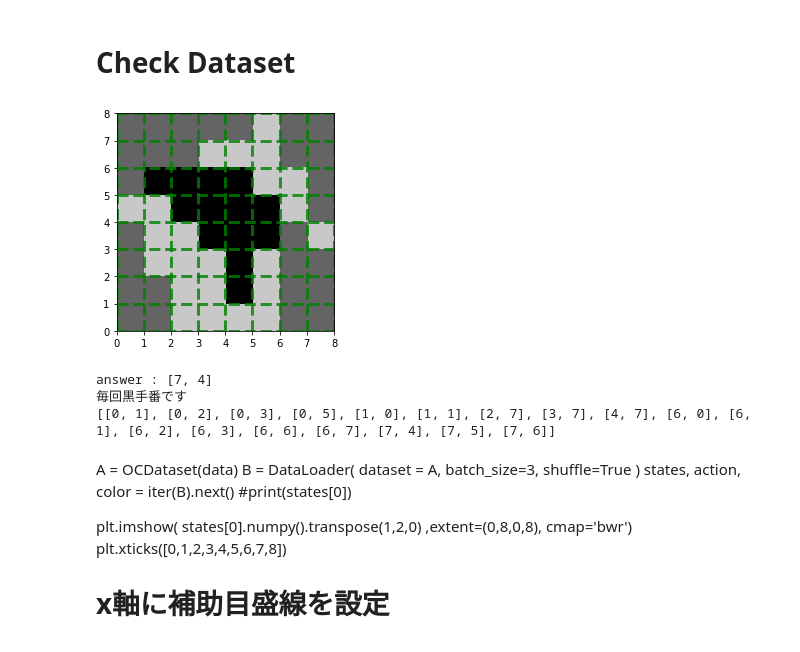
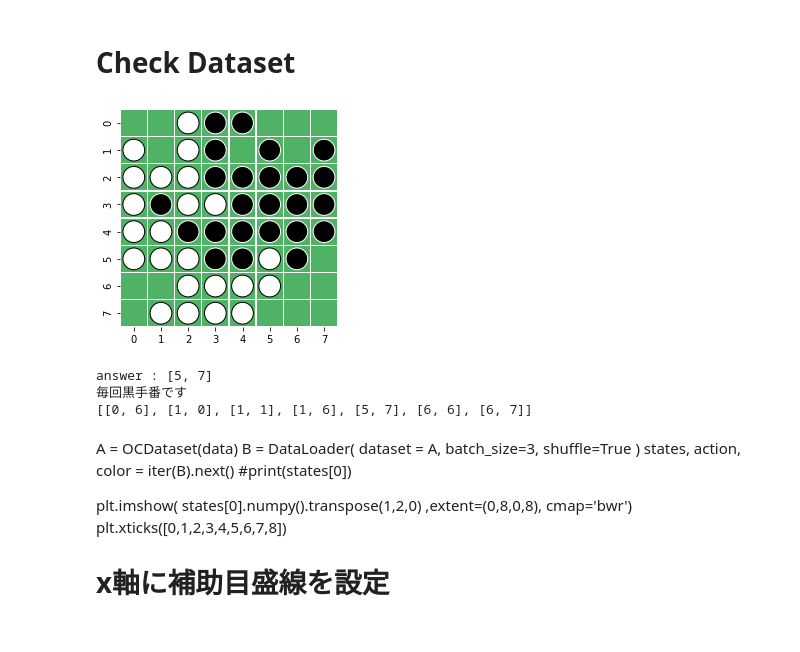
Before and after one commit to goya5858/OSERO, a Jupyter notebook: SL_Policy_Training_1.ipynb, the cells around one changed output. Saved outputs shown, nothing was run; the diff lists cells and outputs as text; code cells hidden in the pictures.

```diff
--- a/SL_Policy_Training_1.ipynb
+++ b/SL_Policy_Training_1.ipynb
@@ -128,52 +145,56 @@ class OCDataset(Dataset):
 # %%
 A = OCDataset(data)
 B = DataLoader(
     dataset = A,
     batch_size=3,
     shuffle=True
 )
 states, action, color = iter(B).next()
 states[0]
 
 opp = (states[0][1]==1).detach().numpy().astype(np.uint8)*-1
 my  = (states[0][2]==1).detach().numpy().astype(np.uint8)
 table = opp + my
 
 #table = data.iloc[idx, :64].values.reshape(8,8)
 #actions = data.iloc[idx, [64, 65]]
 #color = data.iloc[idx, 66]
 
-def plt_img(state):
-    A = np.flip(state, axis=0)
-    table = np.stack([A, A, A]).transpose(1,2,0).astype(np.int16)
-
-    plt.close()
-    #plt.imshow((-3*table**2+7*table)*100+100, extent=(0,8,0,8), cmap='bwr')
-    plt.imshow((table)*-100+100, extent=(0,8,0,8), cmap='bwr')
-    plt.xticks([0,1,2,3,4,5,6,7,8])
-    # x軸に補助目盛線を設定
-    plt.grid(which = "major", axis = "x", color = "green", alpha = 0.8,
-            linestyle = "--", linewidth = 3)
-
-    # y軸に目盛線を設定
-    plt.grid(which = "major", axis = "y", color = "green", alpha = 0.8,
-            linestyle = "--", linewidth = 3)
+def plt_img(state, show_num=False):
+    fig, axes= plt.subplots(1, 1)
+    back_color = np.ones((8,8))*150 #いい緑色を出すための数字笑
+    sns.heatmap(back_color, square = True, ax = axes, cmap='Greens', linewidths=0.3, cbar=False, vmin=0,vmax=255)
+    for y in range(8):
+        for x in range(8):
+            st = state[y][x]
+            color='k'
+            if st != 0:
+                if st==-1:
+                    fc, ec = 'w', 'k'
+                elif st==1:
+                    fc, ec = 'k', 'w'
+                    color='w'
+                c = pat.Circle(xy = (x+0.5, y+0.5), radius=0.4, fc=fc, ec=ec, fill = True)
+                axes.add_artist(c)
+            #axes.text(x+0.25, y+0.75, f"({x},{y})", size=8, color=color, fontweight='bold')
+            if show_num:
+                axes.text(x+0.25, y+0.75, f"{8*y+x}", size=8, color=color, fontweight='bold')
     plt.show()
 
 plt_img(table)
 
 action = action[0].detach().numpy()
 basho = [action%8, action//8]
 
 print("answer :", basho)
 #print(color)
 print('毎回黒手番です')
 print(check(table))
 # %% [output]
-[figure, old version]
+[figure, new version]
-answer : [7, 4]
+answer : [5, 7]
 毎回黒手番です
-[[0, 1], [0, 2], [0, 3], [0, 5], [1, 0], [1, 1], [2, 7], [3, 7], [4, 7], [6, 0], [6, 1], [6, 2], [6, 3], [6, 6], [6, 7], [7, 4], [7, 5], [7, 6]]
+[[0, 6], [1, 0], [1, 1], [1, 6], [5, 7], [6, 6], [6, 7]]
 # %% [markdown]
 A = OCDataset(data)
 B = DataLoader(
```
Also changed, not shown: parts of 8 cells of this notebook.
